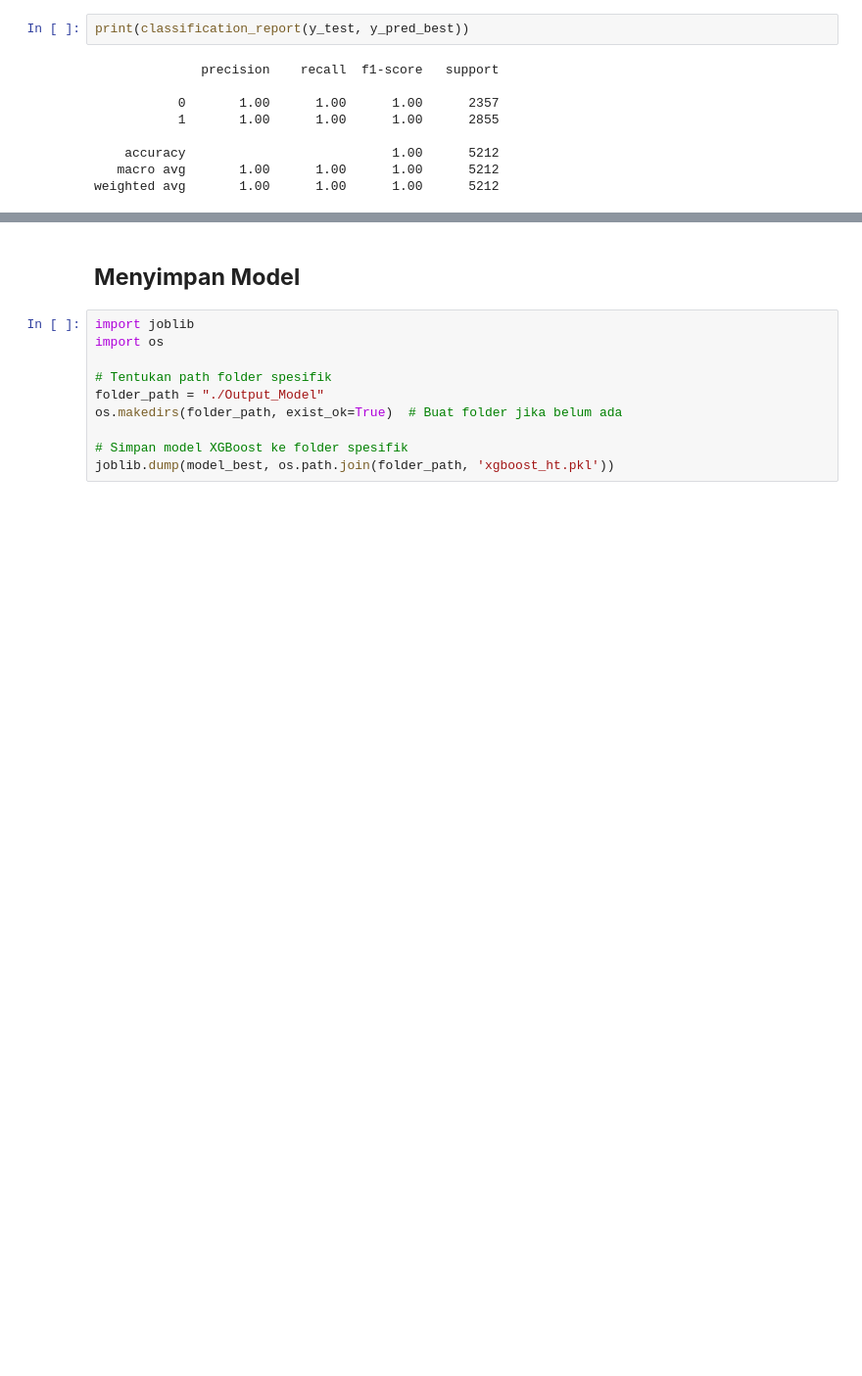
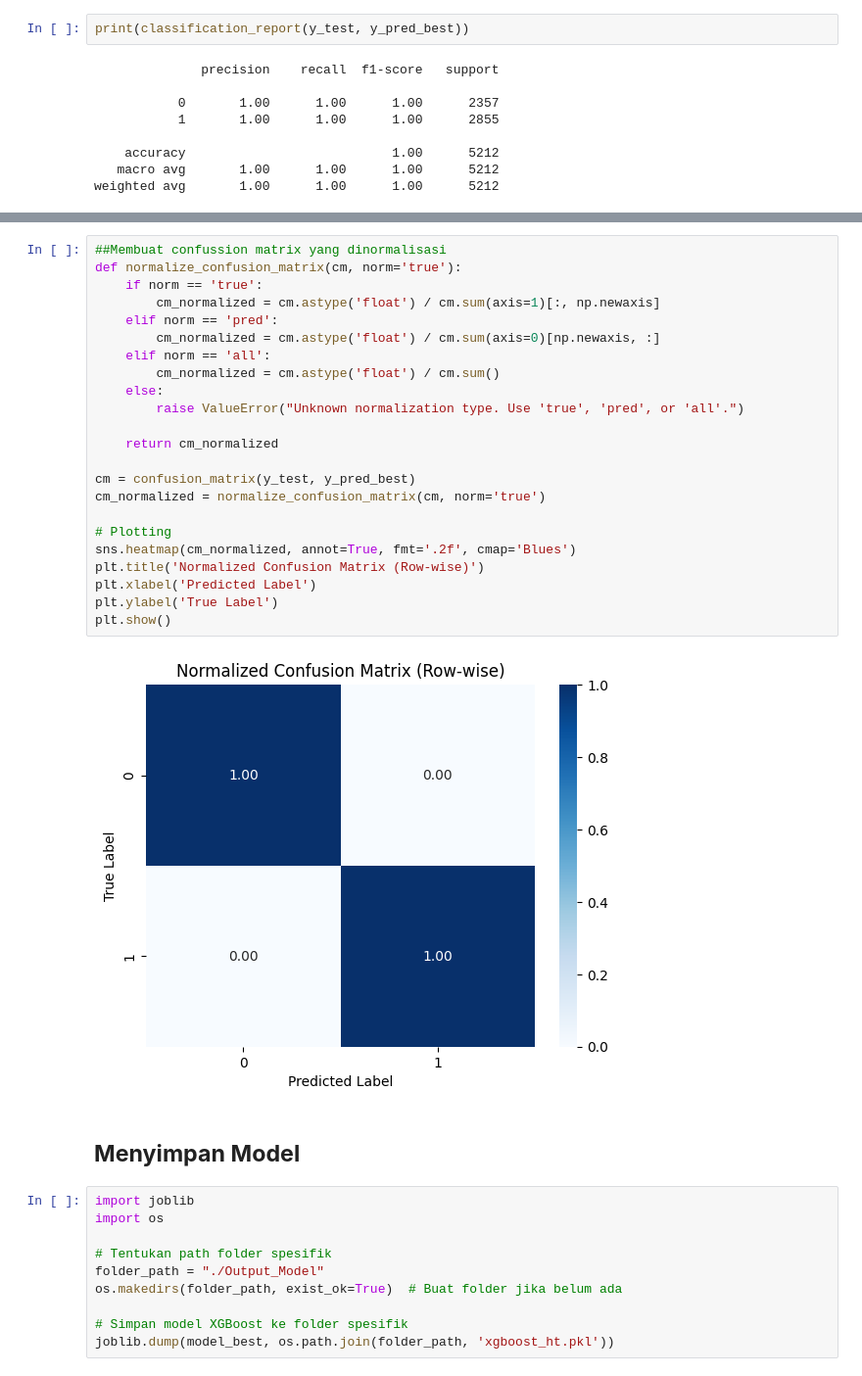
Before and after one commit to Hajranazbytama/tsdn24, a Jupyter notebook: Model_Prediction/hipertensi.ipynb, the cells around one changed output, grey strips where cells are left out. Shown at 98% size. Drawn from its saved outputs; the diff is of its cells as text; blank space fills up the shorter version.

```diff
--- a/Model_Prediction/hipertensi.ipynb
+++ b/Model_Prediction/hipertensi.ipynb
@@ -305,3 +306,28 @@ plt.show()
+# %%
+##Membuat confussion matrix yang dinormalisasi
+def normalize_confusion_matrix(cm, norm='true'):
+    if norm == 'true':
+        cm_normalized = cm.astype('float') / cm.sum(axis=1)[:, np.newaxis]
+    elif norm == 'pred':
+        cm_normalized = cm.astype('float') / cm.sum(axis=0)[np.newaxis, :]
+    elif norm == 'all':
+        cm_normalized = cm.astype('float') / cm.sum()
+    else:
+        raise ValueError("Unknown normalization type. Use 'true', 'pred', or 'all'.")
+
+    return cm_normalized
+
+cm = confusion_matrix(y_test, y_pred_best)
+cm_normalized = normalize_confusion_matrix(cm, norm='true')
+
+# Plotting
+sns.heatmap(cm_normalized, annot=True, fmt='.2f', cmap='Blues')
+plt.title('Normalized Confusion Matrix (Row-wise)')
+plt.xlabel('Predicted Label')
+plt.ylabel('True Label')
+plt.show()
+# %% [output]
+[figure, added]
 # %% [markdown]
 ## **Menyimpan Model**
 # %%
```
Also changed, not shown: parts of 3 cells of this notebook.
